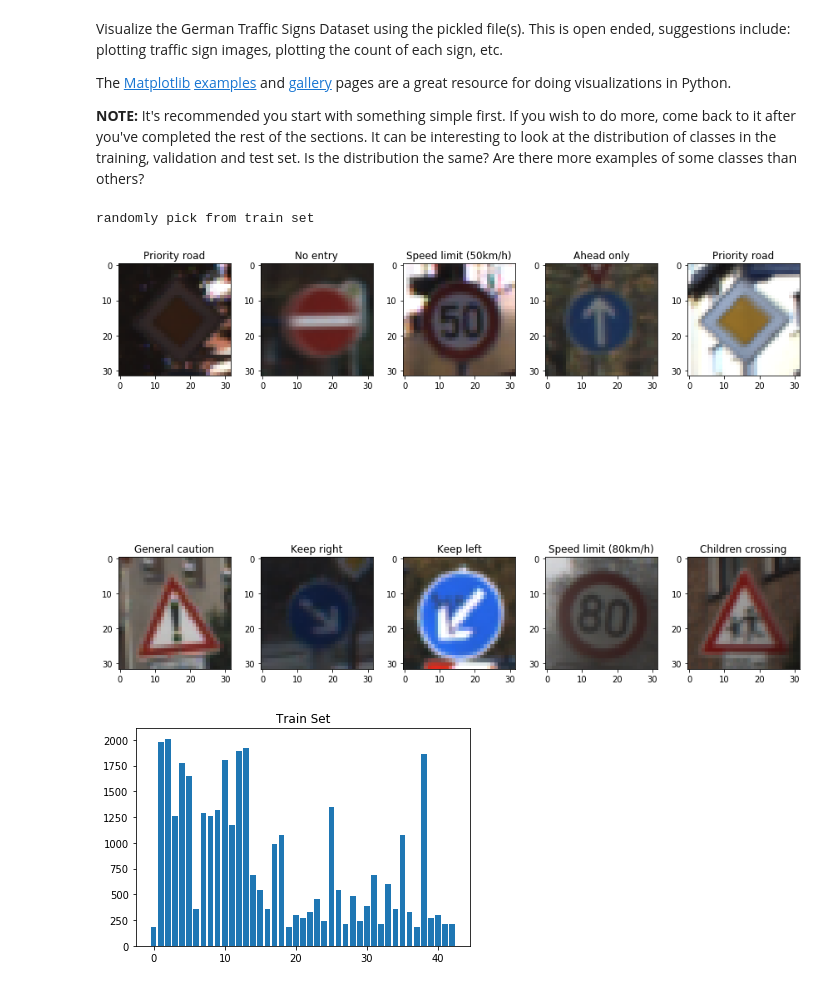
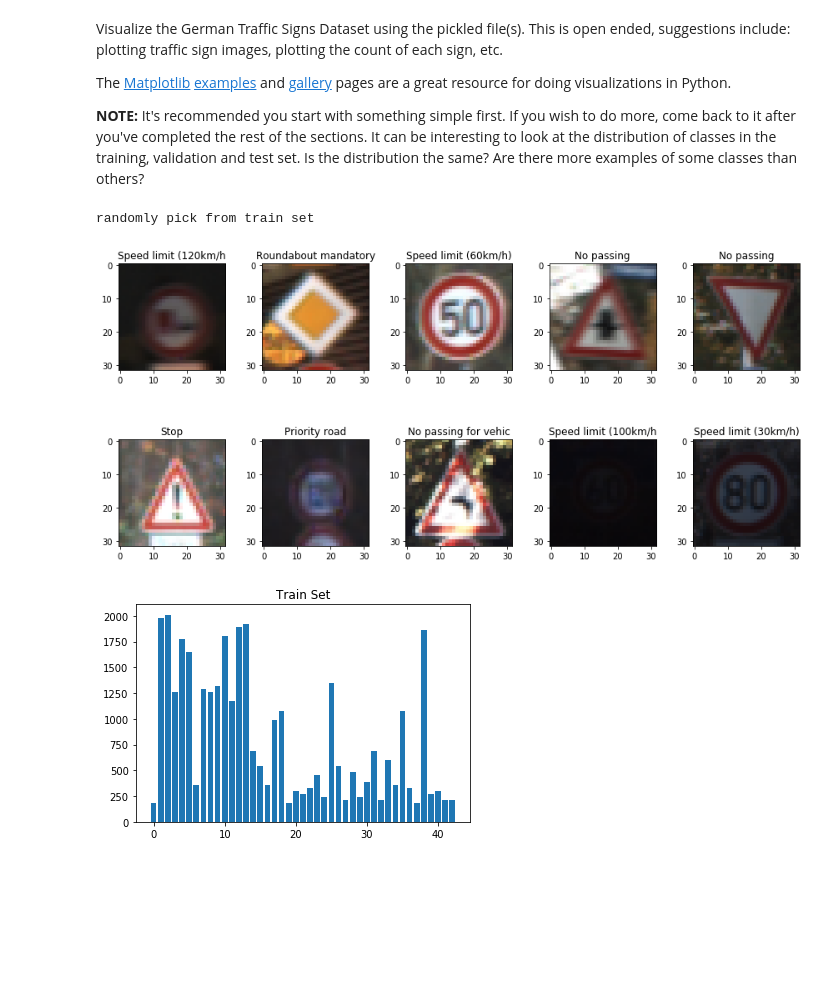
Before and after one commit to zhuangh/CarND-Traffic-Sign-Classifier-Project, a Jupyter notebook: Traffic_Sign_Classifier.ipynb, the cells around one changed output. Cells and saved outputs as stored; diff of their text form; code cells hidden in the pictures; blank space fills up the shorter version.

```diff
--- a/Traffic_Sign_Classifier.ipynb
+++ b/Traffic_Sign_Classifier.ipynb
@@ -109,46 +107,38 @@ import csv
 
 # https://stackoverflow.com/questions/17210646/python-subplot-within-a-loop-first-panel-appears-in-wrong-position
 def plot_sign_images(img, nrows, ncols, label, cmap=None):
-    fig, axs = plt.subplots(ncols=ncols, nrows=nrows, figsize=(12, 12))
+    fig, axs = plt.subplots(ncols=ncols, nrows=nrows, figsize=(12, 6))
     axs = axs.ravel()
     for index, title in zip(range(len(img)), img):
-        axs[index].imshow(img[title].squeeze(), cmap=cmap)#, plt.gray())
+        axs[index].imshow(img[title].squeeze(), cmap=cmap)
         if label is not None:
             axs[index].set_title(label[index])
         else:
             axs[index].set_title(title)
-        #axs[index].set_axis_off()
     plt.tight_layout()
 
 
-label_name = np.genfromtxt('./signnames.csv',
-                           skip_header=1,
+label_name = np.genfromtxt('./signnames.csv', skip_header=1,
                            dtype=[('myint','i8'), ('mystring','S20')],
                            delimiter=',')
 
-#print(label_name)
 # sample images from the dataset to display
 print('randomly pick from train set')
-plt_sz = 10 #n_train
+plt_sz = 10
 plt_per_line = 5
 images_select = {}
 labels_select = {}
 index_select = []
 for i in range(plt_sz):
     index = random.randint(0, n_train-1)
     index_select.append(index)
-    #print(label_name[y_train[index]])
     labels_select[i] = label_name[y_train[index]][1].decode('ascii')
     images_select[i] = X_train_rgb[index]
 
 plot_sign_images(images_select, int(plt_sz/plt_per_line), plt_per_line , labels_select)
-
-
-
-#plot_sign_images(X_train_rgb, int(plt_sz/plt_per_line), plt_per_line , labels)
 # %% [output]
 randomly pick from train set
-[figure, old version]
+[figure, new version]
 # %%
 # check the distributions of the labels among three subsets of the dataset.
 uni_train, c_train = np.unique(y_train, return_counts=True)
```
Also changed, not shown: parts of 11 cells of this notebook, 20 other files.
